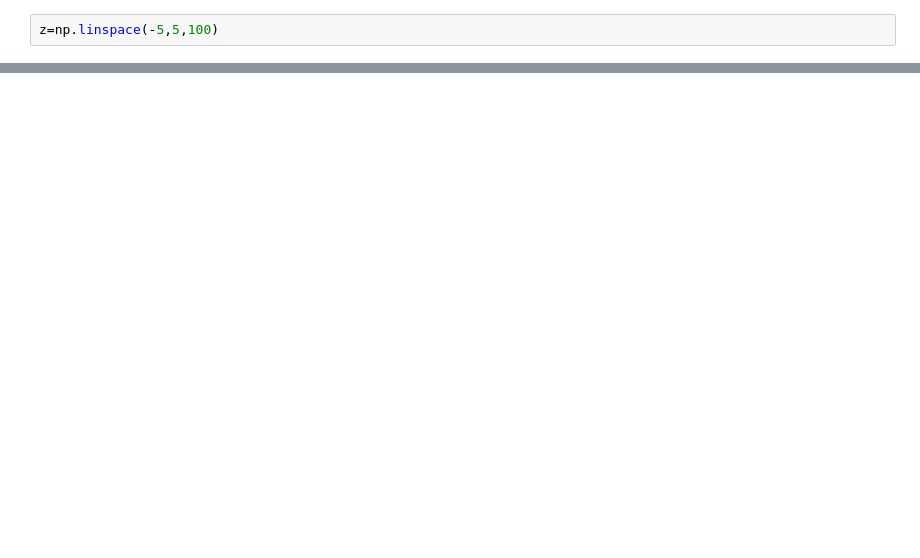
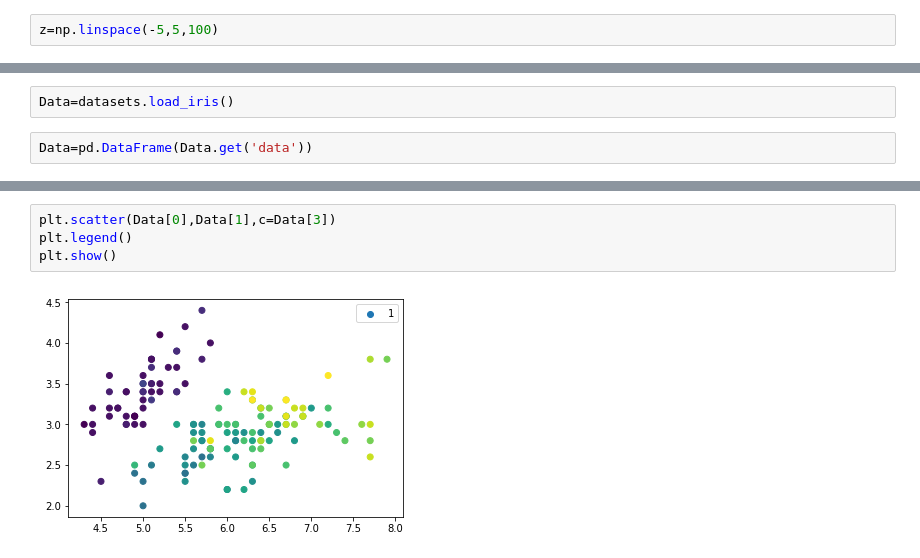
Before and after one commit to ravibhushankumarsonu/DataScience, a Jupyter notebook: Practice/Machine Learning.ipynb, the cells around one changed output, grey strips where cells are left out. Saved outputs shown, nothing was run; the diff lists cells and outputs as text; blank space fills up the shorter version.

```diff
--- a/Practice/Machine Learning.ipynb
+++ b/Practice/Machine Learning.ipynb
@@ -22,0 +35,4 @@ z=\theta^TX
+# %%
+Data=datasets.load_iris()
+# %%
+Data=pd.DataFrame(Data.get('data'))
@@ -22,0 +48,6 @@ z=\theta^TX
+# %%
+plt.scatter(Data[0],Data[1],c=Data[3])
+plt.legend()
+plt.show()
+# %% [output]
+[figure, added]
```
Also changed, not shown: parts of 6 cells of this notebook, 4 other files.
